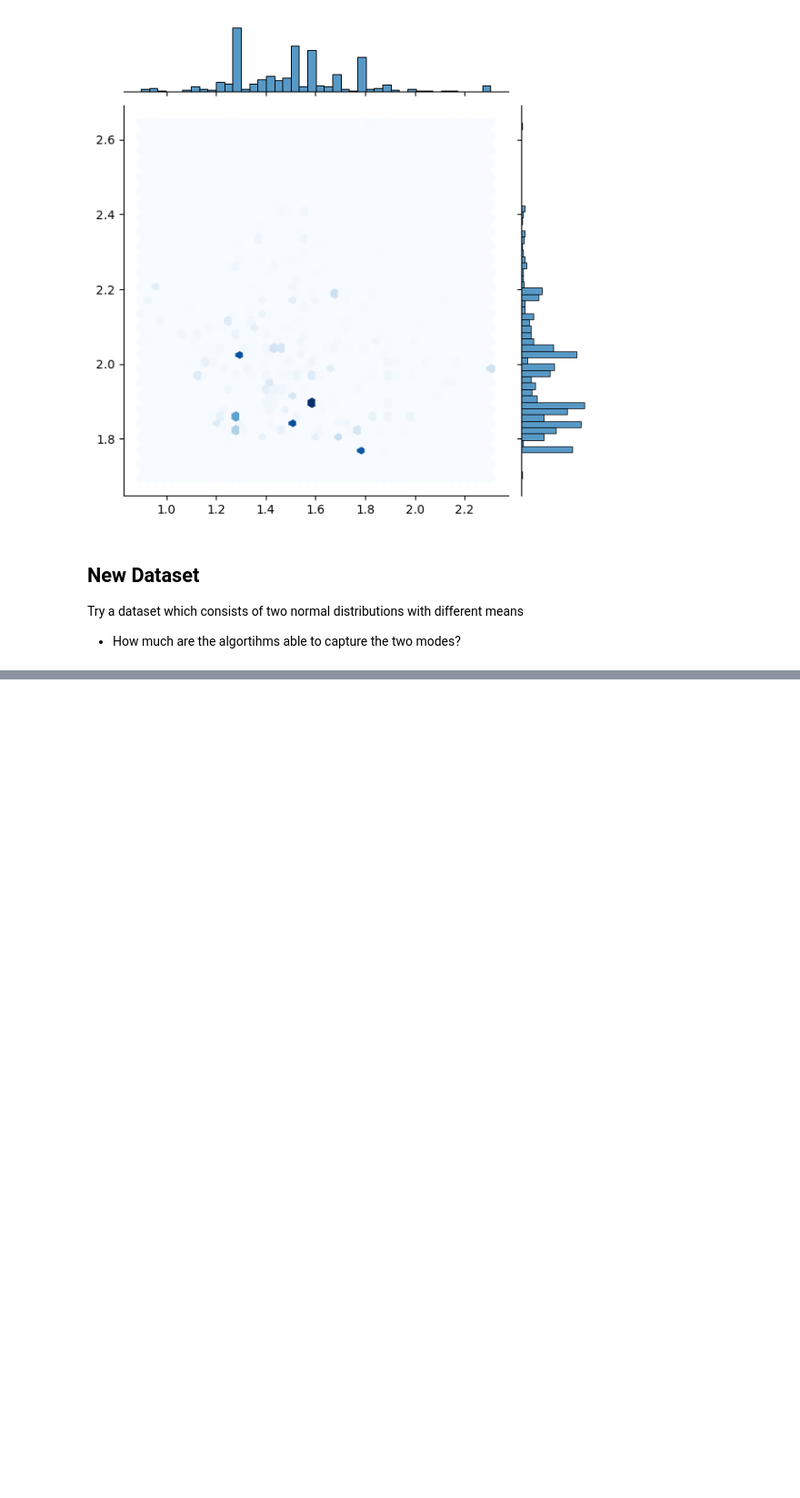
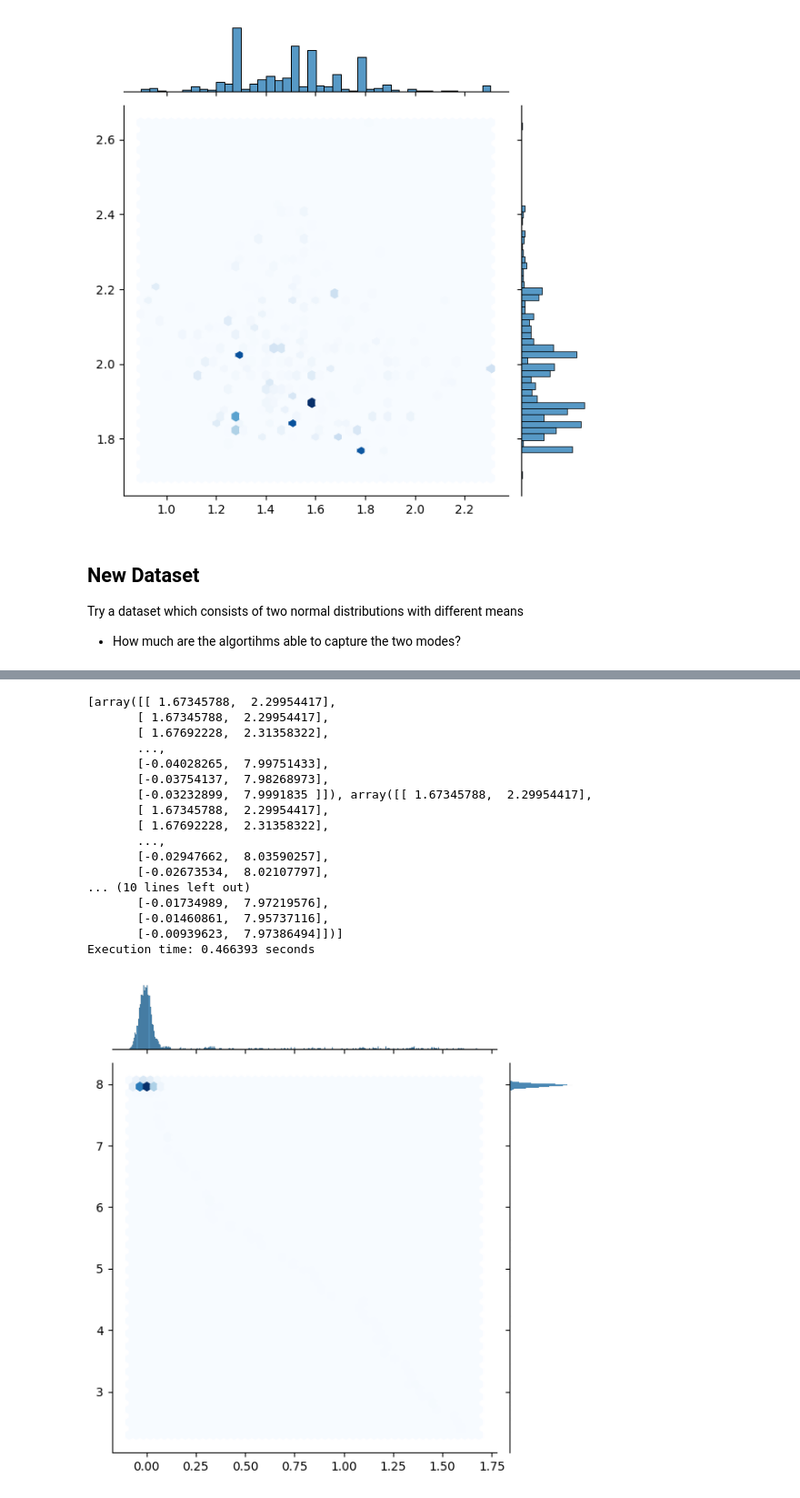
Before and after one commit to fnnrth/bt_MCMC_big_data, a Jupyter notebook: Main.ipynb, the cells around one changed output, grey strips where cells are left out. Shown: that part at 91% size. Saved outputs shown, nothing was run; the diff lists cells and outputs as text; code cells hidden in the pictures; blank space fills up the shorter version.

```diff
--- a/Main.ipynb
+++ b/Main.ipynb
@@ -256,0 +275,31 @@ Execution time: 6.016935 seconds
+# %%
+num_batches = 4
+T = 10000
+
+consMH = ConsensusMH(bimodal_data, norm_2, num_batches)
+
+start_time = time.time()
+consMH_run = consMH.run(T, MAP)
+end_time = time.time()
+ex_time_ConsMH = end_time - start_time
+print(f"Execution time: {ex_time_ConsMH:.6f} seconds")
+plt_samples(consMH_run)
+# %% [output]
+[array([[ 1.67345788,  2.29954417],
+       [ 1.67345788,  2.29954417],
+       [ 1.67692228,  2.31358322],
+       ...,
+       [-0.04028265,  7.99751433],
+       [-0.03754137,  7.98268973],
+       [-0.03232899,  7.9991835 ]]), array([[ 1.67345788,  2.29954417],
+       [ 1.67345788,  2.29954417],
+       [ 1.67692228,  2.31358322],
+       ...,
+       [-0.02947662,  8.03590257],
+       [-0.02673534,  8.02107797],
+... (10 lines left out)
+       [-0.01734989,  7.97219576],
+       [-0.01460861,  7.95737116],
+       [-0.00939623,  7.97386494]])]
+Execution time: 0.466393 seconds
+[figure, added]
```
Also changed, not shown: parts of 4 cells of this notebook, 1 other file.
